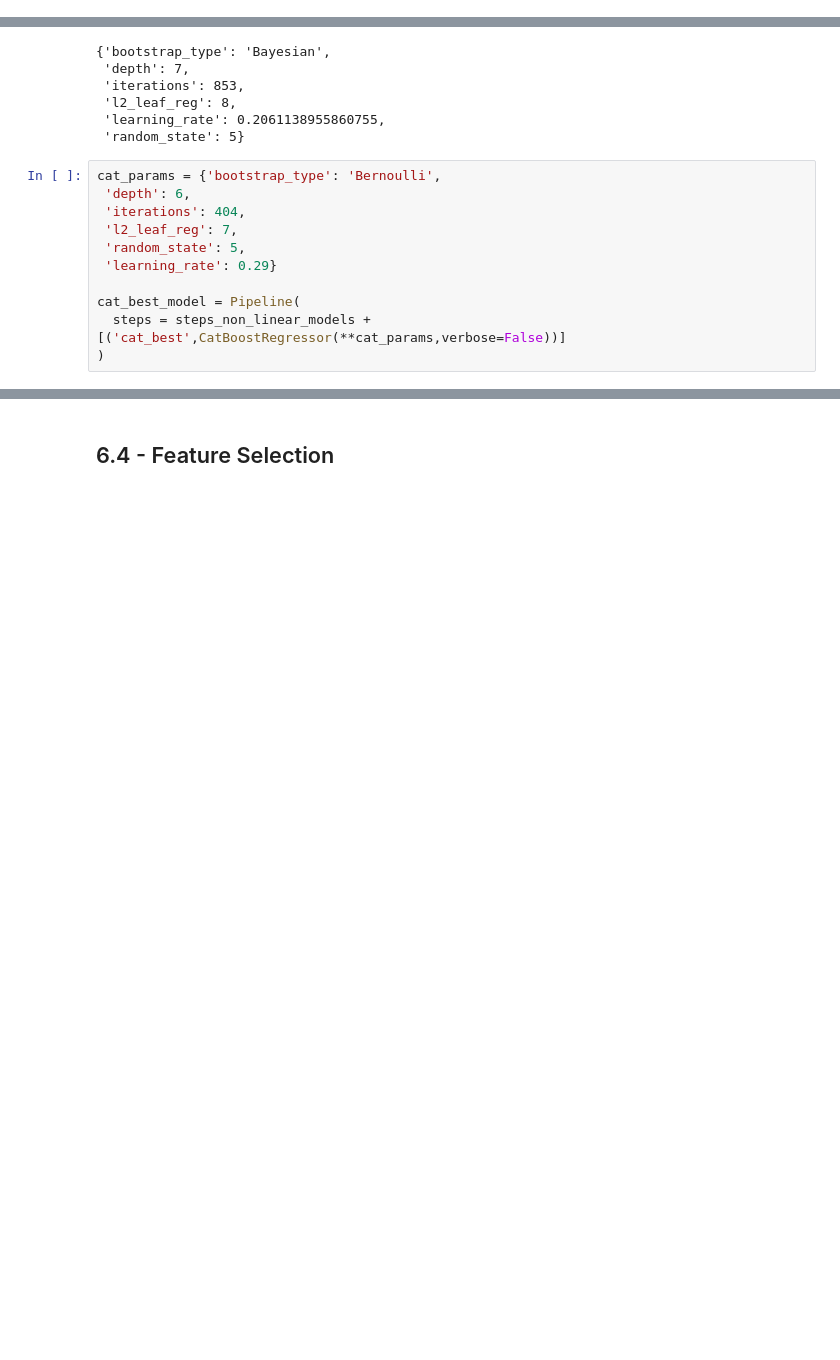
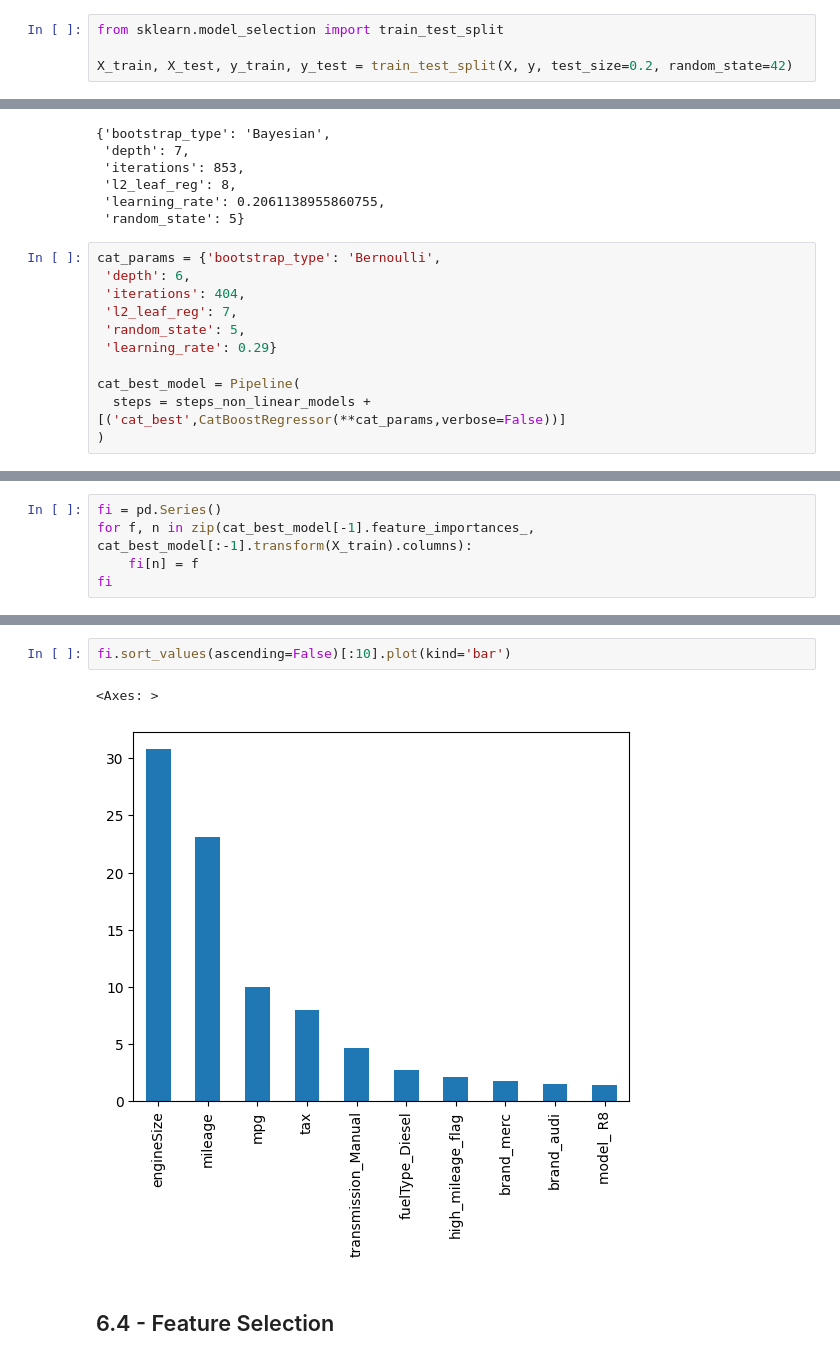
Before and after one commit to douglascm/ml_analysis_reference, a Jupyter notebook: ML_Pipeline_Template.ipynb, the cells around one changed output, grey strips where cells are left out. Saved outputs shown, nothing was run; the diff lists cells and outputs as text; blank space fills up the shorter version.

```diff
--- a/ML_Pipeline_Template.ipynb
+++ b/ML_Pipeline_Template.ipynb
@@ -329 +332,5 @@ non_linear_models = [
+# %%
+from sklearn.model_selection import train_test_split
+
+X_train, X_test, y_train, y_test = train_test_split(X, y, test_size=0.2, random_state=42)
 # %% [markdown]
@@ -681,0 +685,5 @@ MAE_Standard_Model: 2443.751292658704
+# %%
+fi = pd.Series()
+for f, n in zip(cat_best_model[-1].feature_importances_, cat_best_model[:-1].transform(X_train).columns):
+    fi[n] = f
+fi
@@ -682,3 +703,8 @@ MAE_Standard_Model: 2443.751292658704
+# %%
+fi.sort_values(ascending=False)[:10].plot(kind='bar')
+# %% [output]
+<Axes: >
+[figure, added]
 # %% [markdown]
 ## 6.4 - Feature Selection
 # %%
```
Also changed, not shown: parts of 8 cells of this notebook.
